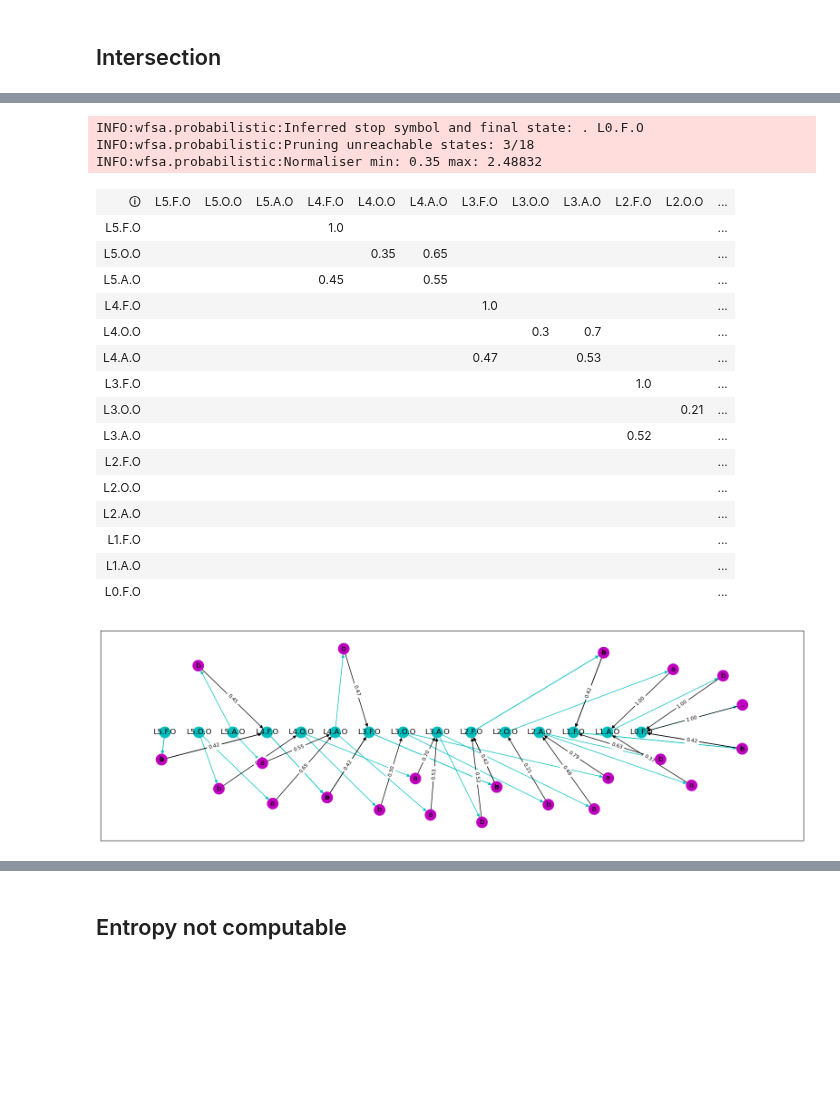
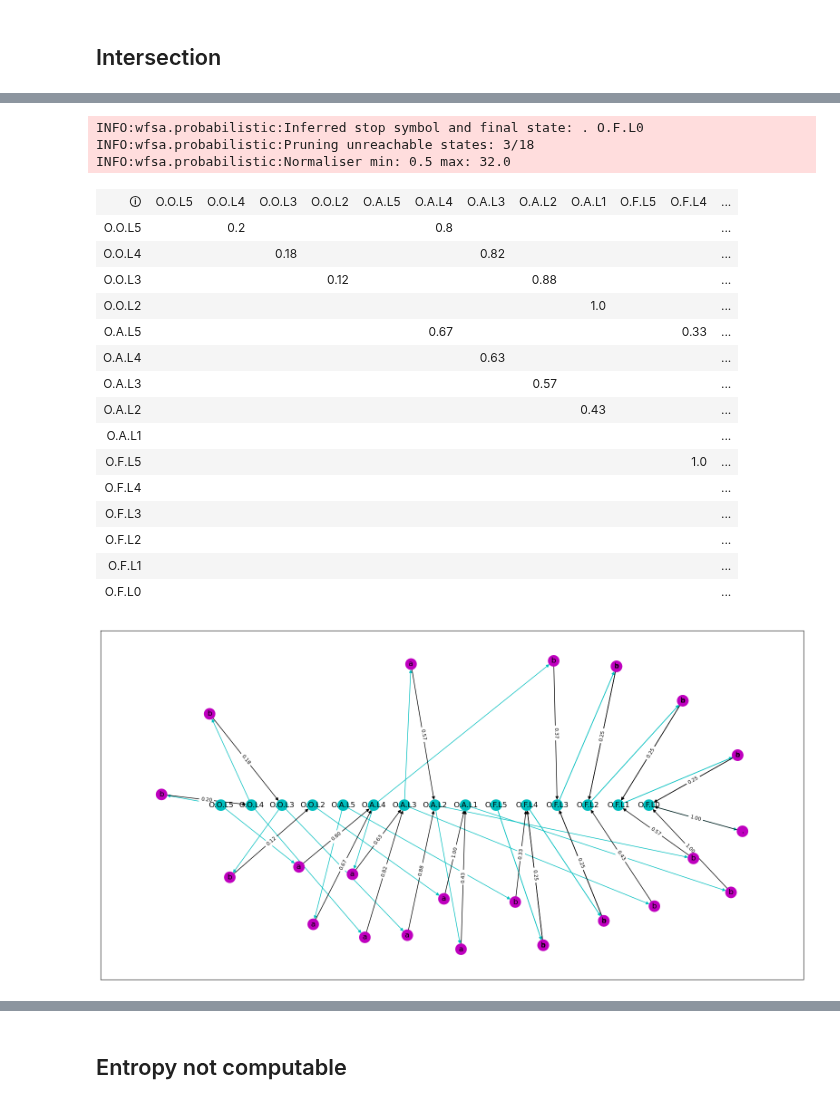
Before and after one commit to jmandreoli/WFSA, a Jupyter notebook: demo.ipynb, the cells around one changed output, grey strips where cells are left out. Drawn from its saved outputs; the diff is of its cells as text; code cells hidden in the pictures; blank space fills up the shorter version.

```diff
--- a/demo.ipynb
+++ b/demo.ipynb
@@ -226,21 +226,21 @@ template,wstop = map(csra_matrix.initial,(template,wstop))
 X_len = WFSA([wstop],template=template,symb_names=('.',),state_names=[f'L{k}' for k in range(L,-1,-1)])
 
 X_cnt = WFSA.from_str('''
-O->O a .7
+O->O a 1.5
 O->O b .5
 O->O . 1
 ''',sparse=True)
 
 X_mot = WFSA.from_str('''
-F->F a 1
-F->F b 1
-F->F . 1
 O->A a 1
 O->O b 1
 A->F b 1
 A->A a 1
+F->F a 1
+F->F b 1
+F->F . 1
 ''',sparse=True)
-X = X_len@X_mot@X_cnt
-# there is probably a bug as changing the order of the factors yields proba>1 in the PFSA
+
+X = X_cnt@X_mot@X_len
 X
 # %% [output]
@@ -263,27 +263,27 @@ X
 # %%
 X = PFSA.fromWFSA(X)
-X.draw(ax=dict(figsize=(20,6)),k=6.,weight=None) # some edges (pink nodes) overlap
+X.draw(ax=dict(figsize=(20,10)),k=6.,weight=None) # some edges (pink nodes) overlap
 X
 # %% [output]
-INFO:wfsa.probabilistic:Inferred stop symbol and final state: . L0.F.O
+INFO:wfsa.probabilistic:Inferred stop symbol and final state: . O.F.L0
 INFO:wfsa.probabilistic:Pruning unreachable states: 3/18
-INFO:wfsa.probabilistic:Normaliser min: 0.35 max: 2.48832
+INFO:wfsa.probabilistic:Normaliser min: 0.5 max: 32.0
-| 🛈 | L5.F.O | L5.O.O | L5.A.O | L4.F.O | L4.O.O | L4.A.O | L3.F.O | L3.O.O | L3.A.O | L2.F.O | L2.O.O | ... |
-| L5.F.O |  |  |  | 1.0 |  |  |  |  |  |  |  | ... |
-| L5.O.O |  |  |  |  | 0.35 | 0.65 |  |  |  |  |  | ... |
-| L5.A.O |  |  |  | 0.45 |  | 0.55 |  |  |  |  |  | ... |
-| L4.F.O |  |  |  |  |  |  | 1.0 |  |  |  |  | ... |
-| L4.O.O |  |  |  |  |  |  |  | 0.3 | 0.7 |  |  | ... |
-| L4.A.O |  |  |  |  |  |  | 0.47 |  | 0.53 |  |  | ... |
-| L3.F.O |  |  |  |  |  |  |  |  |  | 1.0 |  | ... |
-| L3.O.O |  |  |  |  |  |  |  |  |  |  | 0.21 | ... |
-| L3.A.O |  |  |  |  |  |  |  |  |  | 0.52 |  | ... |
-| L2.F.O |  |  |  |  |  |  |  |  |  |  |  | ... |
-| L2.O.O |  |  |  |  |  |  |  |  |  |  |  | ... |
-| L2.A.O |  |  |  |  |  |  |  |  |  |  |  | ... |
-| L1.F.O |  |  |  |  |  |  |  |  |  |  |  | ... |
-| L1.A.O |  |  |  |  |  |  |  |  |  |  |  | ... |
-| L0.F.O |  |  |  |  |  |  |  |  |  |  |  | ... |
+| 🛈 | O.O.L5 | O.O.L4 | O.O.L3 | O.O.L2 | O.A.L5 | O.A.L4 | O.A.L3 | O.A.L2 | O.A.L1 | O.F.L5 | O.F.L4 | ... |
+| O.O.L5 |  | 0.2 |  |  |  | 0.8 |  |  |  |  |  | ... |
+| O.O.L4 |  |  | 0.18 |  |  |  | 0.82 |  |  |  |  | ... |
+| O.O.L3 |  |  |  | 0.12 |  |  |  | 0.88 |  |  |  | ... |
+| O.O.L2 |  |  |  |  |  |  |  |  | 1.0 |  |  | ... |
+| O.A.L5 |  |  |  |  |  | 0.67 |  |  |  |  | 0.33 | ... |
+| O.A.L4 |  |  |  |  |  |  | 0.63 |  |  |  |  | ... |
+| O.A.L3 |  |  |  |  |  |  |  | 0.57 |  |  |  | ... |
+| O.A.L2 |  |  |  |  |  |  |  |  | 0.43 |  |  | ... |
+| O.A.L1 |  |  |  |  |  |  |  |  |  |  |  | ... |
+| O.F.L5 |  |  |  |  |  |  |  |  |  |  | 1.0 | ... |
+| O.F.L4 |  |  |  |  |  |  |  |  |  |  |  | ... |
+| O.F.L3 |  |  |  |  |  |  |  |  |  |  |  | ... |
+| O.F.L2 |  |  |  |  |  |  |  |  |  |  |  | ... |
+| O.F.L1 |  |  |  |  |  |  |  |  |  |  |  | ... |
+| O.F.L0 |  |  |  |  |  |  |  |  |  |  |  | ... |
-[figure, old version]
+[figure, new version]
 # %%
 def allstr(X,L):
```
Also changed, not shown: parts of 6 cells of this notebook, 1 other file.
